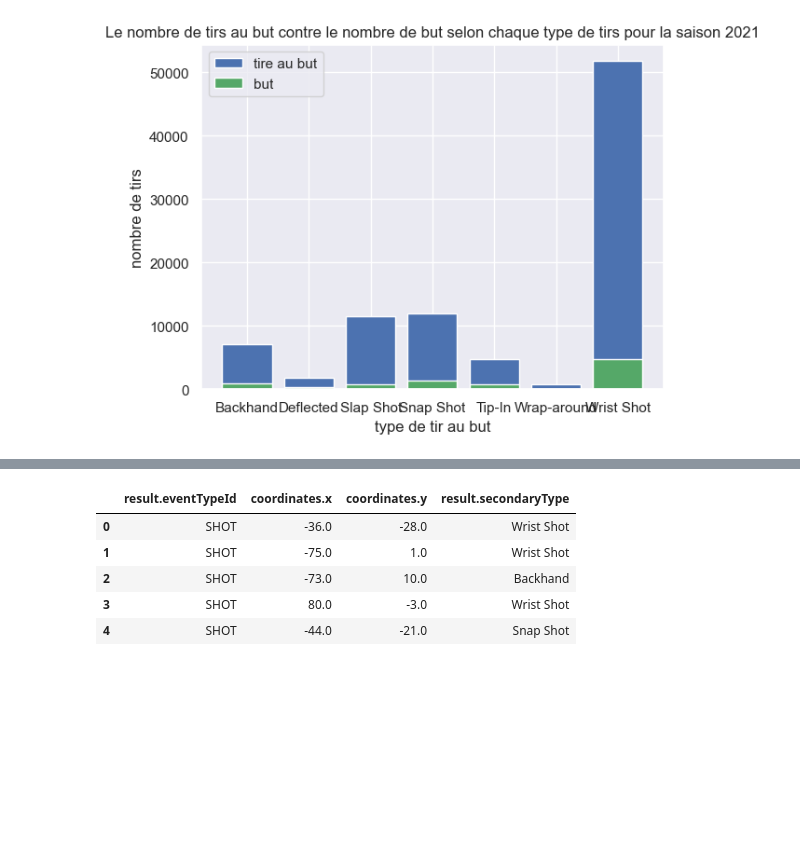
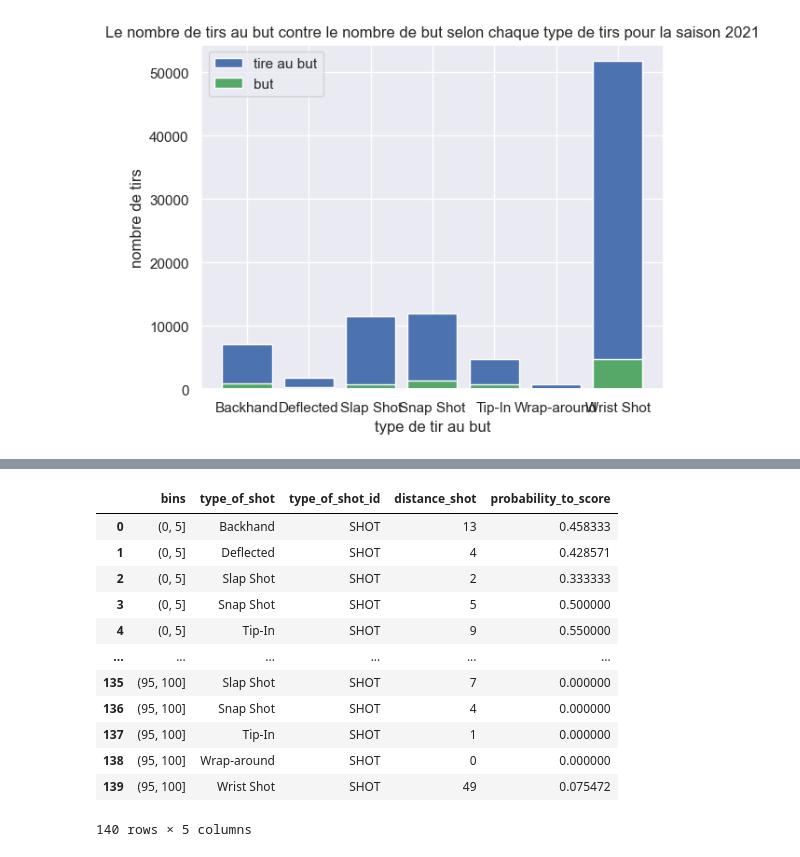
Before and after one commit to Mohamed-loua/ift6758-projet-hockey, a Jupyter notebook: src/_question_5.ipynb, the cells around one changed output, grey strips where cells are left out. Saved outputs shown, nothing was run; the diff lists cells and outputs as text; code cells hidden in the pictures; blank space fills up the shorter version.

```diff
--- a/src/_question_5.ipynb
+++ b/src/_question_5.ipynb
@@ -230,11 +233,53 @@ _season_2021_df.drop(['about.periodTime','about.eventId','team.name','players.0.
-# %%
-left_side_goal = [-89,0]
-right_side_goal = [89,0]
-_season_2017_df.head()
-# %% [output]
-|  | result.eventTypeId | coordinates.x | coordinates.y | result.secondaryType |
-| 0 | SHOT | -36.0 | -28.0 | Wrist Shot |
-| 1 | SHOT | -75.0 | 1.0 | Wrist Shot |
-| 2 | SHOT | -73.0 | 10.0 | Backhand |
-| 3 | SHOT | 80.0 | -3.0 | Wrist Shot |
-| 4 | SHOT | -44.0 | -21.0 | Snap Shot |
+# %%
+list_distance = list()
+mask = ~_season_2017_df['coordinates.x'].isna()
+_season_2017_df['mask']=mask
+_season_2017_df = _season_2017_df.query("mask == True")
+_season_2017_df.reset_index(drop=True, inplace=True)
+list_x = _season_2017_df['coordinates.x']
+
+
+mask = ~_season_2017_df['coordinates.y'].isna()
+_season_2017_df['mask']=mask
+_season_2017_df = _season_2017_df.query("mask == True")
+_season_2017_df.reset_index(drop=True, inplace=True)
+list_y = _season_2017_df['coordinates.y']
+# %%
+goal_position = [90, 0]
+#We simply need the distance so we can make both x and y value positive and calculate from there
+
+for i in range(len(list_x)):
+    list_distance.append(np.sqrt(np.sum([np.square(np.abs(list_x[i])-goal_position[0]),np.square(np.abs(list_y[i])-goal_position[1])])))
+_season_2017_df['distance_shot'] = list_distance
+_season_2017_df.drop(['mask','coordinates.x','coordinates.y'], axis=1, inplace=True)
+
+_season_2017_df['bins'] = pd.cut(_season_2017_df['distance_shot'],[0,5,10,15,20,25,30,35,40,45,50,55,60,65,70,75,80,85,90,95,100])
+_season_2017_df.head()
+
+middle_of_bin = [2.5,7.5,12.5,17.5,22.5,27.5,32.5,37.5,42.5,47.5,52.5,57.5,62.5,67.5,72.5,77.5,82.5,87.5,92.5,97.5]
+# %%
+__season_2017_df = _season_2017_df.groupby(['bins','result.secondaryType','result.eventTypeId']).count().reset_index()
+__season_2017_df.rename(columns={'result.secondaryType':'type_of_shot', 'result.eventTypeId':'type_of_shot_id'}, inplace=True)
+
+goal_2017 = __season_2017_df.query('type_of_shot_id == "GOAL"').reset_index(drop=True)
+shot_2017 = __season_2017_df.query('type_of_shot_id == "SHOT"').reset_index(drop=True)
+type_2017 = _season_2017_df.groupby(['result.secondaryType']).count().reset_index()
+# %%
+list_test_1 = goal_2017['distance_shot']/(shot_2017['distance_shot']+goal_2017['distance_shot'])
+shot_2017['probability_to_score'] = list_test_1
+shot_2017['probability_to_score'].fillna(0, inplace=True)
+shot_2017.head(10)
+# %% [output]
+|  | bins | type_of_shot | type_of_shot_id | distance_shot | probability_to_score |
+| 0 | (0, 5] | Backhand | SHOT | 13 | 0.458333 |
+| 1 | (0, 5] | Deflected | SHOT | 4 | 0.428571 |
+| 2 | (0, 5] | Slap Shot | SHOT | 2 | 0.333333 |
+| 3 | (0, 5] | Snap Shot | SHOT | 5 | 0.500000 |
+| 4 | (0, 5] | Tip-In | SHOT | 9 | 0.550000 |
+| ... | ... | ... | ... | ... | ... |
+| 135 | (95, 100] | Slap Shot | SHOT | 7 | 0.000000 |
+| 136 | (95, 100] | Snap Shot | SHOT | 4 | 0.000000 |
+| 137 | (95, 100] | Tip-In | SHOT | 1 | 0.000000 |
+| 138 | (95, 100] | Wrap-around | SHOT | 0 | 0.000000 |
+| 139 | (95, 100] | Wrist Shot | SHOT | 49 | 0.075472 |
+140 rows × 5 columns
```
Also changed, not shown: parts of 7 cells of this notebook, 2 other files.
